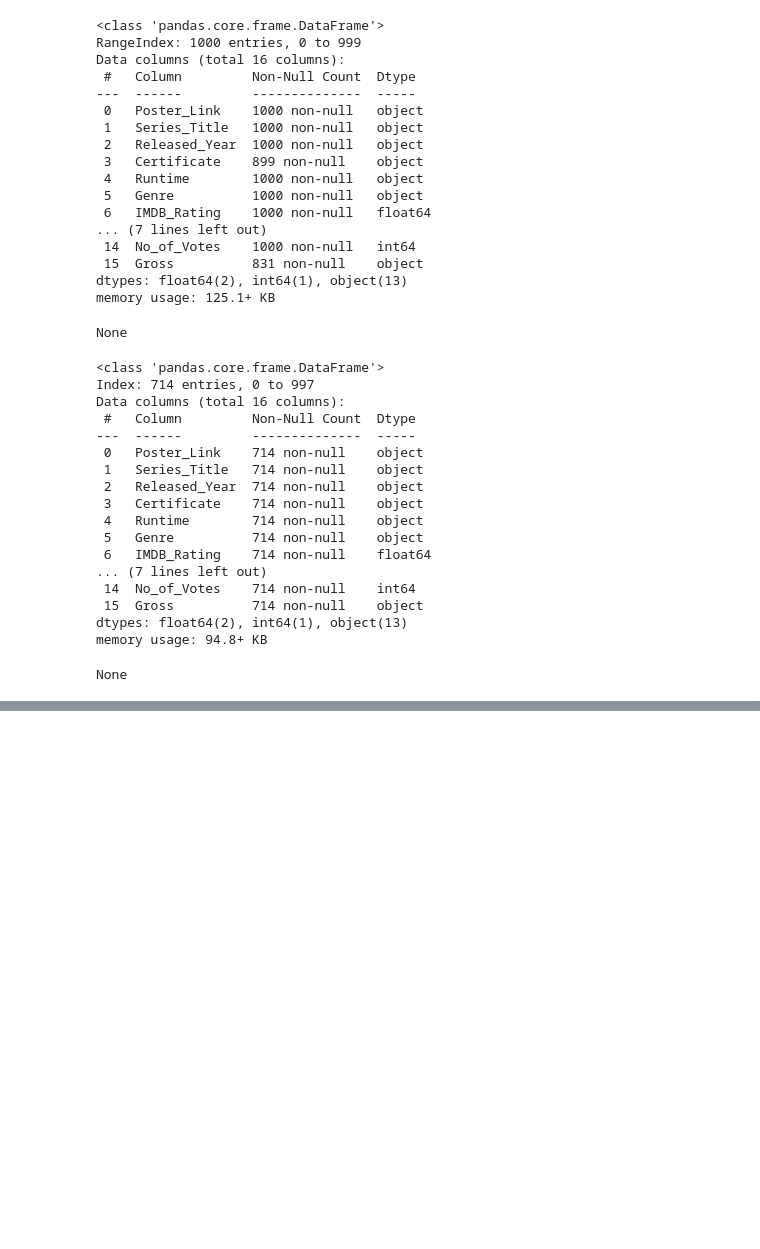
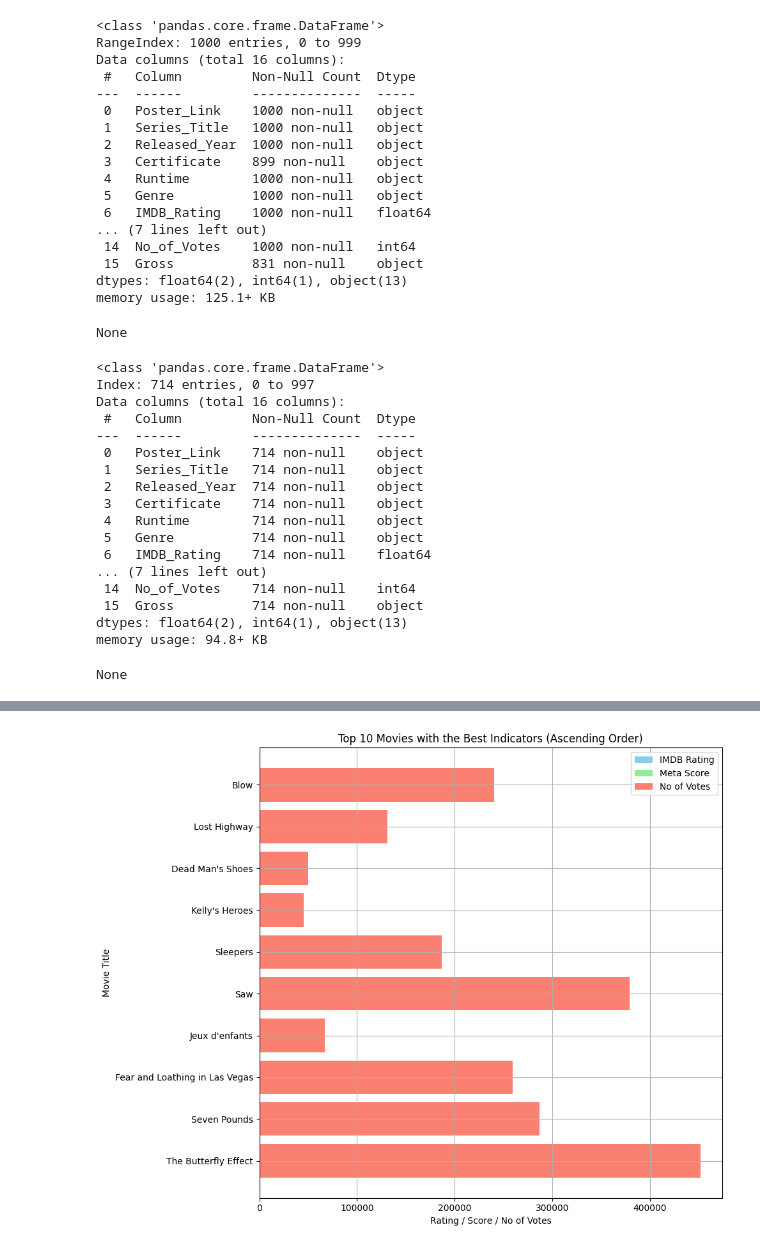
Before and after one commit to raulisom/IMDB-movies-dataset-2, a Jupyter notebook: movies.ipynb, the cells around one changed output, grey strips where cells are left out. Drawn from its saved outputs; the diff is of its cells as text; code cells hidden in the pictures; blank space fills up the shorter version.

```diff
--- a/movies.ipynb
+++ b/movies.ipynb
@@ -80,0 +152,35 @@ display(tabela)
+# %%
+import matplotlib.pyplot as plt
+
+# Classificando o DataFrame pelos melhores indicadores em ordem crescente
+df_sorted = df.sort_values(by=['IMDB_Rating', 'Meta_score', 'No_of_Votes'], ascending=True)
+
+# Selecionando os 10 primeiros registros
+df_top_10 = df_sorted.head(10)
+
+# Definindo os dados para o gráfico
+series_titles = df_top_10['Series_Title']
+imdb_ratings = df_top_10['IMDB_Rating']
+meta_scores = df_top_10['Meta_score']
+num_votes = df_top_10['No_of_Votes']
+
+# Criando o gráfico
+plt.figure(figsize=(10, 8))
+
+# Plotando os dados em barras horizontais
+plt.barh(series_titles, imdb_ratings, color='skyblue', label='IMDB Rating')
+plt.barh(series_titles, meta_scores, color='lightgreen', label='Meta Score')
+plt.barh(series_titles, num_votes, color='salmon', label='No of Votes')
+
+# Adicionando rótulos aos eixos e título
+plt.xlabel('Rating / Score / No of Votes')
+plt.ylabel('Movie Title')
+plt.title('Top 10 Movies with the Best Indicators (Ascending Order)')
+plt.legend()
+
+# Exibindo o gráfico
+plt.grid(True)
+plt.tight_layout()
+plt.show()
+# %% [output]
+[figure, added]
```
Also changed, not shown: parts of 6 cells of this notebook.
